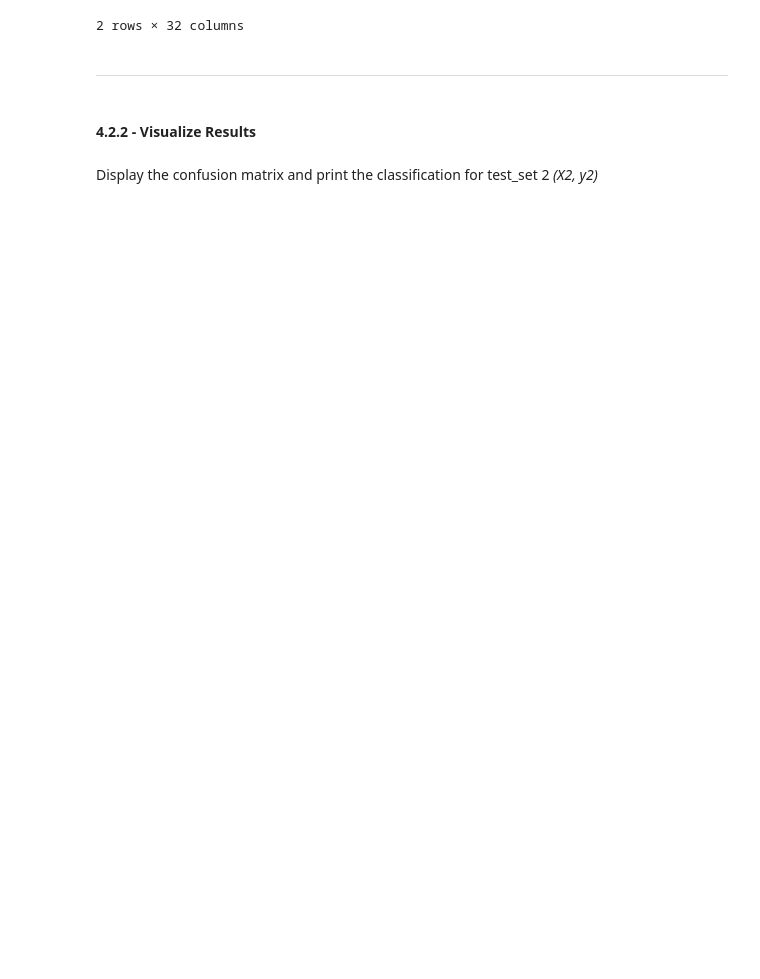
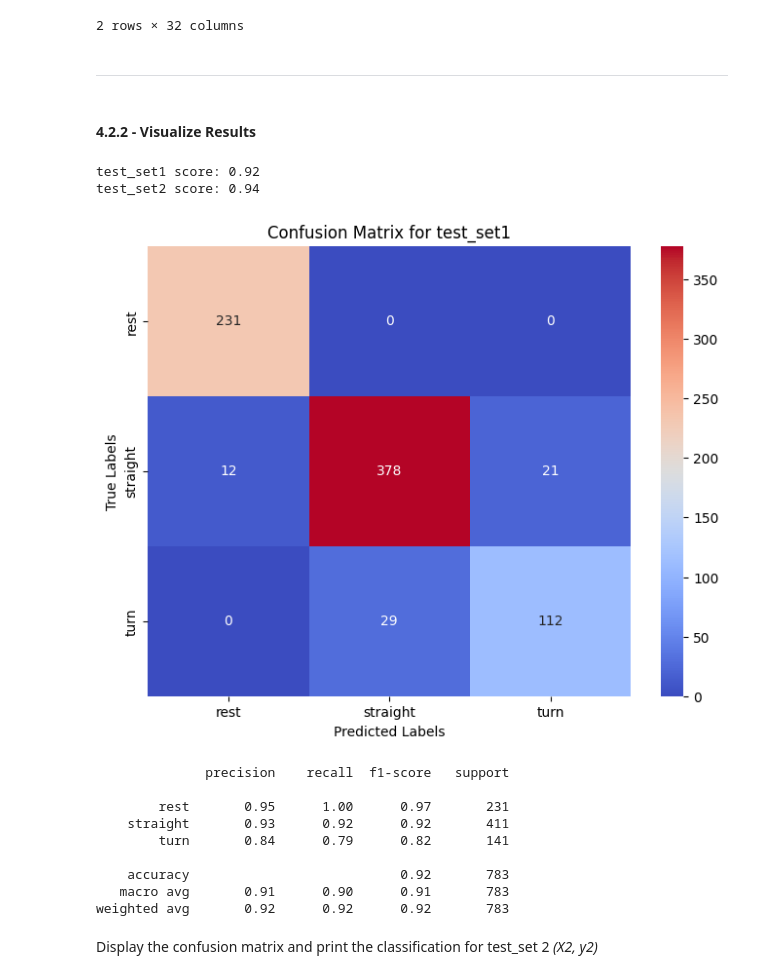
Before and after one commit to TaRa1999R/engg680_2024_fall, a Jupyter notebook: Lab_Assignment4/Assignment_4.ipynb, the cells around one changed output. Saved outputs shown, nothing was run; the diff lists cells and outputs as text; code cells hidden in the pictures; blank space fills up the shorter version.

```diff
--- a/Lab_Assignment4/Assignment_4.ipynb
+++ b/Lab_Assignment4/Assignment_4.ipynb
@@ -990,8 +1026,9 @@ ___
 #### 4.2.1 - Extract group selected features and targets from test datasets
 # %%
 # TODO - Load the target vector from test_set1 into y1, and all features from test_set1 into X1
-# y1 =
-# X1 =
+
+y1 = test_set1['motion_state']
+X1 = test_set1.drop(columns=['motion_state'])
 X1.head(2)
 # %% [output]
 |  | ax_sum | ay_sum | az_sum | gx_sum | gy_sum | gz_sum | a_sum | g_sum | ax_var | ay_var | ... | ... |
@@ -1014,5 +1052,9 @@ ___
 #### 4.2.2 - Visualize Results
 # %%
 # TODO - Print test score accuracies for test_set1 and test_set2
-#print("test_set1 score: {:.2f}".format(???))
-#print("test_set2 score: {:.2f}".format(???))
+
+print("test_set1 score: {:.2f}".format(grid.score(X1 , y1)))
+print("test_set2 score: {:.2f}".format(grid.score(X2, y2)))
+# %% [output]
+test_set1 score: 0.92
+test_set2 score: 0.94
@@ -1021,2 +1061,28 @@ ___
+# %%
+# TODO - Display confusion matrix and print classification report for (X1, y1)
+
+y1_pred = grid.predict(X1)
+
+cm1 = confusion_matrix(y1, y1_pred)
+
+plt.figure(figsize=(8, 6))
+sns.heatmap(cm1, annot=True, fmt="d", cmap="coolwarm", xticklabels=grid.classes_, yticklabels=grid.classes_)
+plt.xlabel("Predicted Labels")
+plt.ylabel("True Labels")
+plt.title("Confusion Matrix for test_set1")
+plt.show()
+
+print(classification_report(y1, y1_pred))
+# %% [output]
+[figure, added]
+              precision    recall  f1-score   support
+
+        rest       0.95      1.00      0.97       231
+    straight       0.93      0.92      0.92       411
+        turn       0.84      0.79      0.82       141
+
+    accuracy                           0.92       783
+   macro avg       0.91      0.90      0.91       783
+weighted avg       0.92      0.92      0.92       783
 # %% [markdown]
 Display the confusion matrix and print the classification for test_set 2 *(X2, y2)*
```
Also changed, not shown: parts of 19 cells of this notebook.
